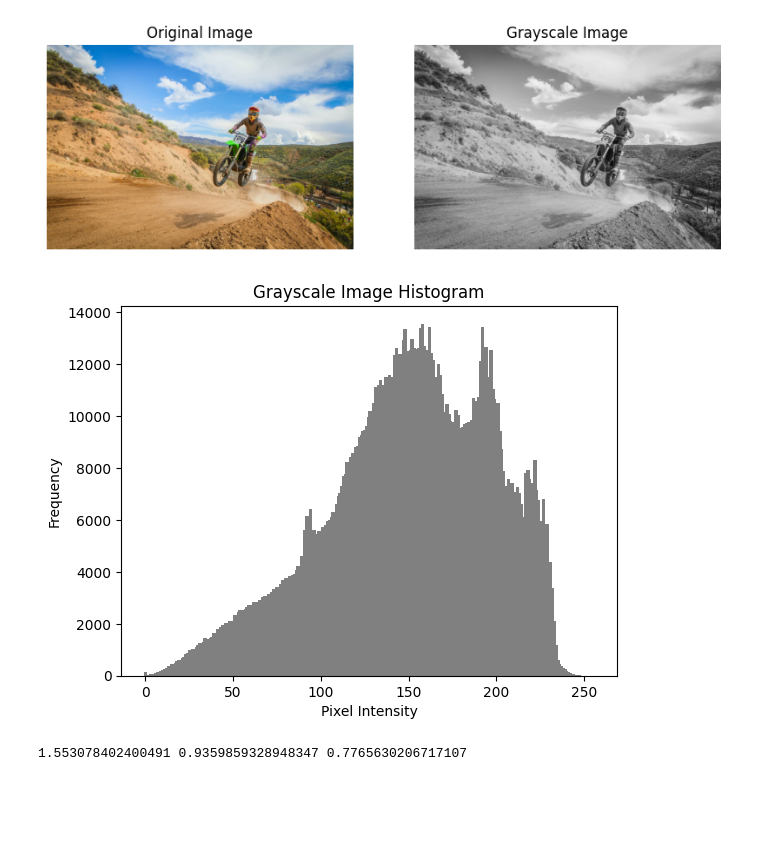
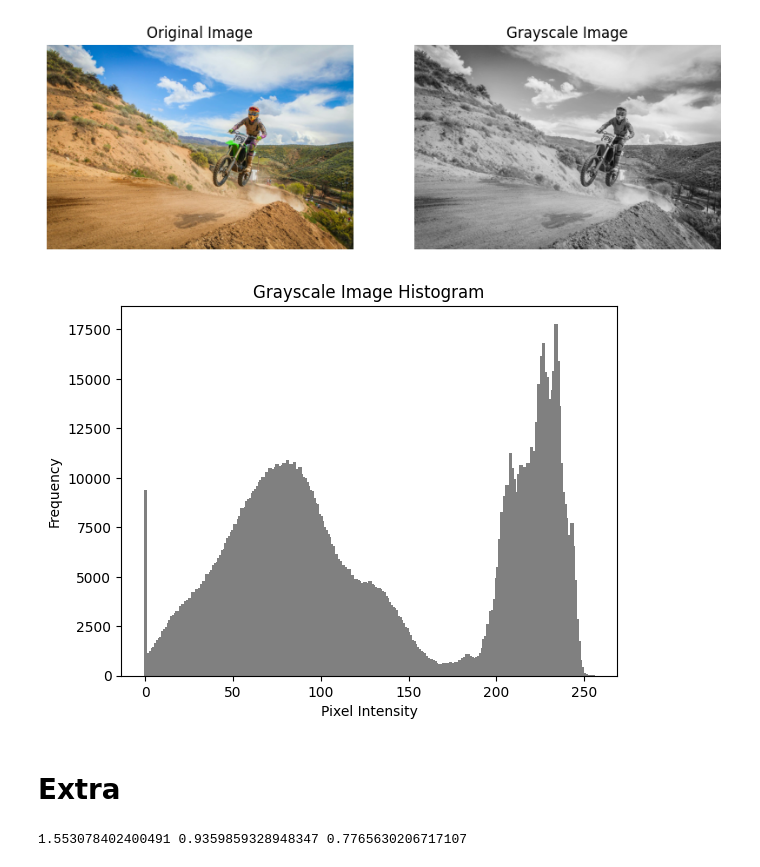
Before and after one commit to omarnust/ComputerVision, a Jupyter notebook: 02-color.ipynb, the cells around one changed output. Cells and saved outputs as stored; diff of their text form; code cells hidden in the pictures; blank space fills up the shorter version.

```diff
--- a/02-color.ipynb
+++ b/02-color.ipynb
@@ -158,20 +158,29 @@ plt.show()
 [figure]
 # %%
 # Read the image
-image = cv2.imread('data/images/motorbike.jpeg', cv2.IMREAD_GRAYSCALE)
+image = cv2.imread('data/images/motorbike.jpeg')#, cv2.IMREAD_GRAYSCALE)
 
 # Calculate the histogram
-histSize = 256
-hist = cv2.calcHist([image], [0], None, [histSize], [0, 256])
+bins = 256
+
+#cv2.calcHist([img], channels, mask, bins, ranges)
+hist = cv2.calcHist([image], [0], None, [bins], [0, 256]) # histogram of blue
+#hist = cv2.calcHist([image], [1], None, [bins], [0, 256]) # histogram of green
+#hist = cv2.calcHist([image], [2], None, [bins], [0, 256]) # histogram of red
+
+# numpy histogram function can also be used
+#hist, bin_edges = np.histogram(image, bins=256)
 
 # Plot the histogram
 plt.bar(range(histSize), hist.flatten(), width=2.0, color='gray')
 plt.title('Grayscale Image Histogram')
 plt.xlabel('Pixel Intensity')
 plt.ylabel('Frequency')
 plt.show()
 # %% [output]
-[figure, old version]
+[figure, new version]
+# %% [markdown]
+# Extra
 # %%
 def getImage(url, mode = cv2.IMREAD_COLOR):
     response = requests.get(url)
```
Also changed, not shown: parts of 1 cell of this notebook.
